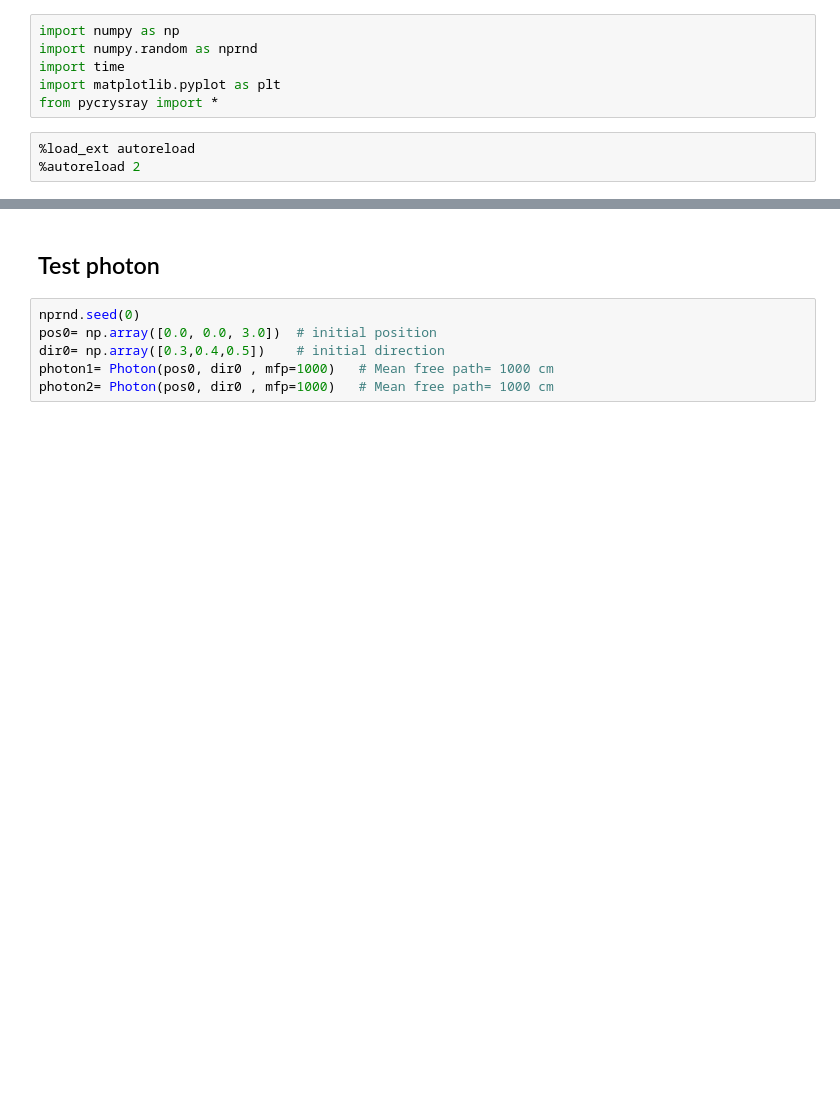
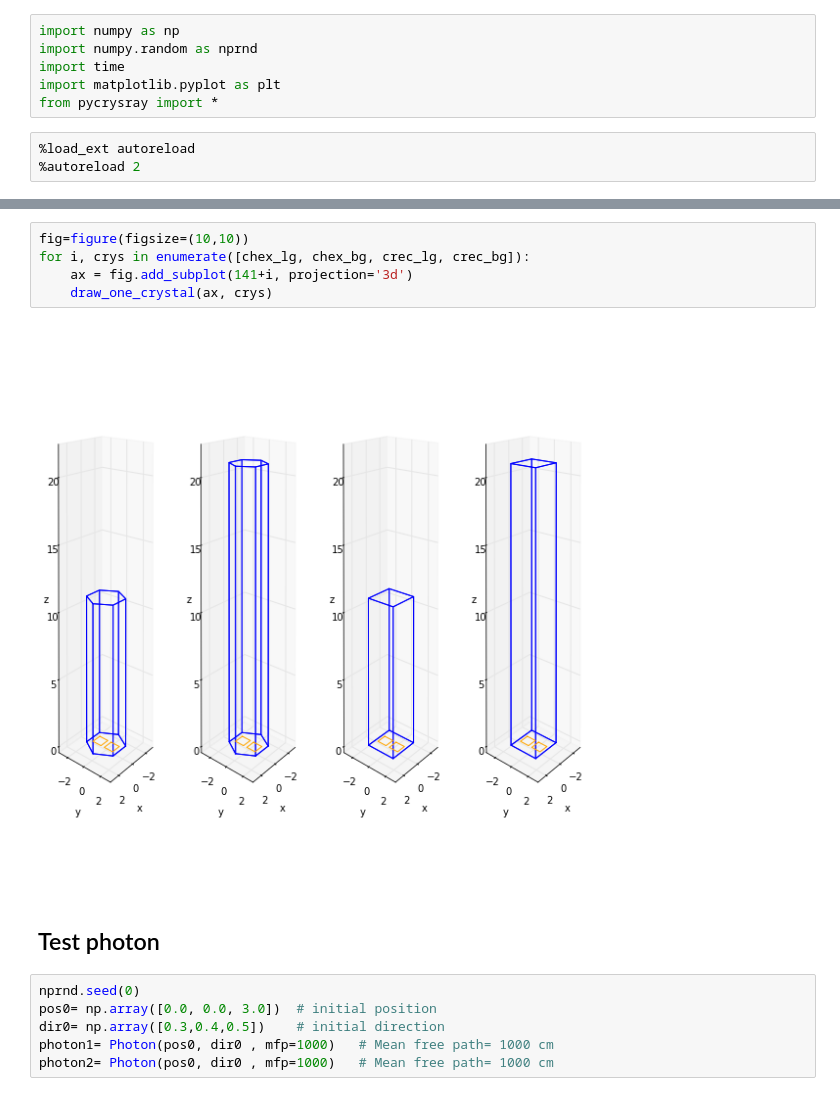
Before and after one commit to gitcheng/pycrysray, a Jupyter notebook: photon_collection_efficiency.ipynb, the cells around one changed output, grey strips where cells are left out. Cells and saved outputs as stored; diff of their text form; blank space fills up the shorter version.

```diff
--- a/photon_collection_efficiency.ipynb
+++ b/photon_collection_efficiency.ipynb
@@ -100,3 +106,10 @@ ax.set_ylim(-5,5)
+# %%
+fig=figure(figsize=(10,10))
+for i, crys in enumerate([chex_lg, chex_bg, crec_lg, crec_bg]):
+    ax = fig.add_subplot(141+i, projection='3d')
+    draw_one_crystal(ax, crys)
+# %% [output]
+[figure, added]
 # %% [markdown]
 <h2>Test photon</h2>
 # %%
```
Also changed, not shown: parts of 16 cells of this notebook, 3 other files.
